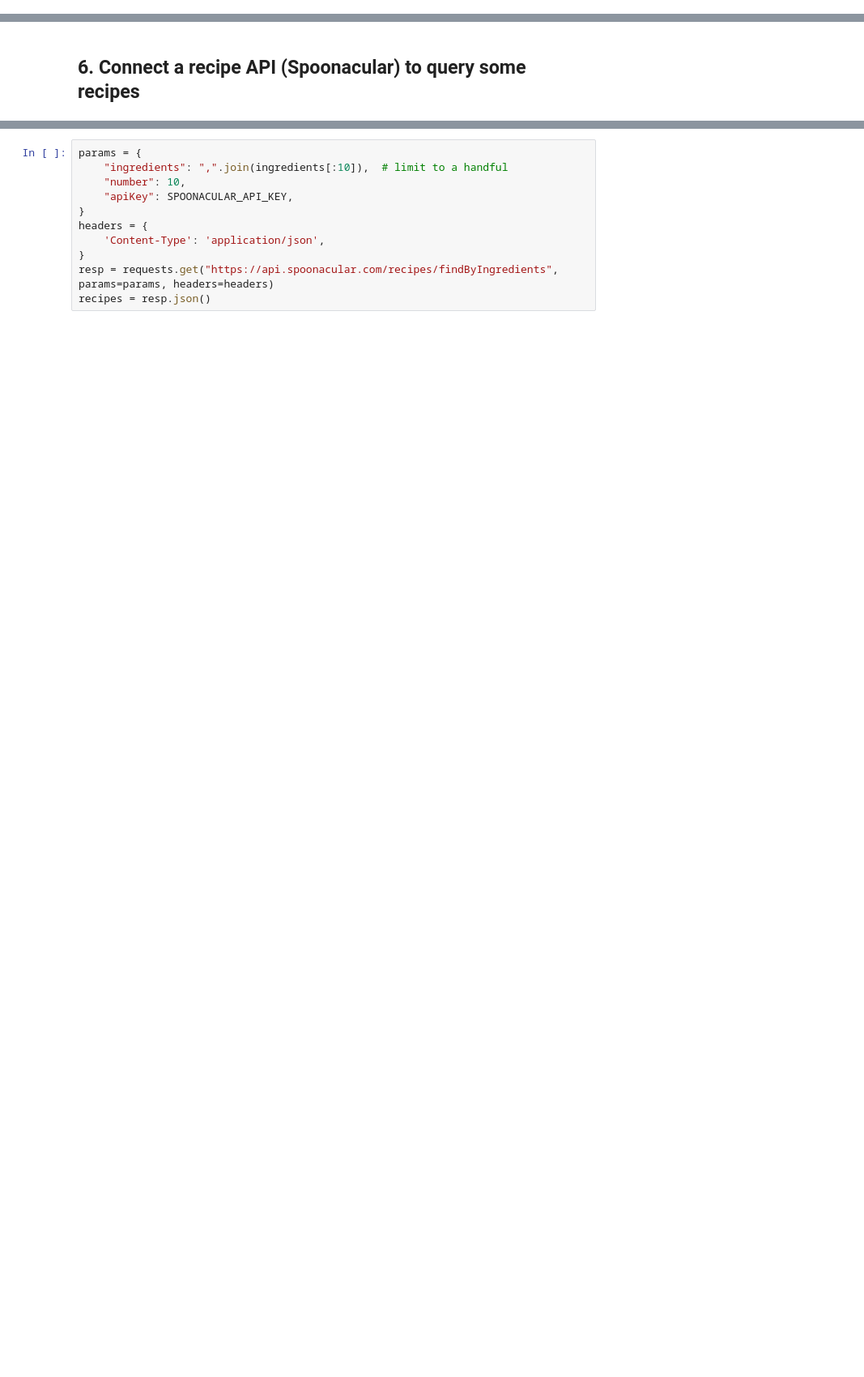
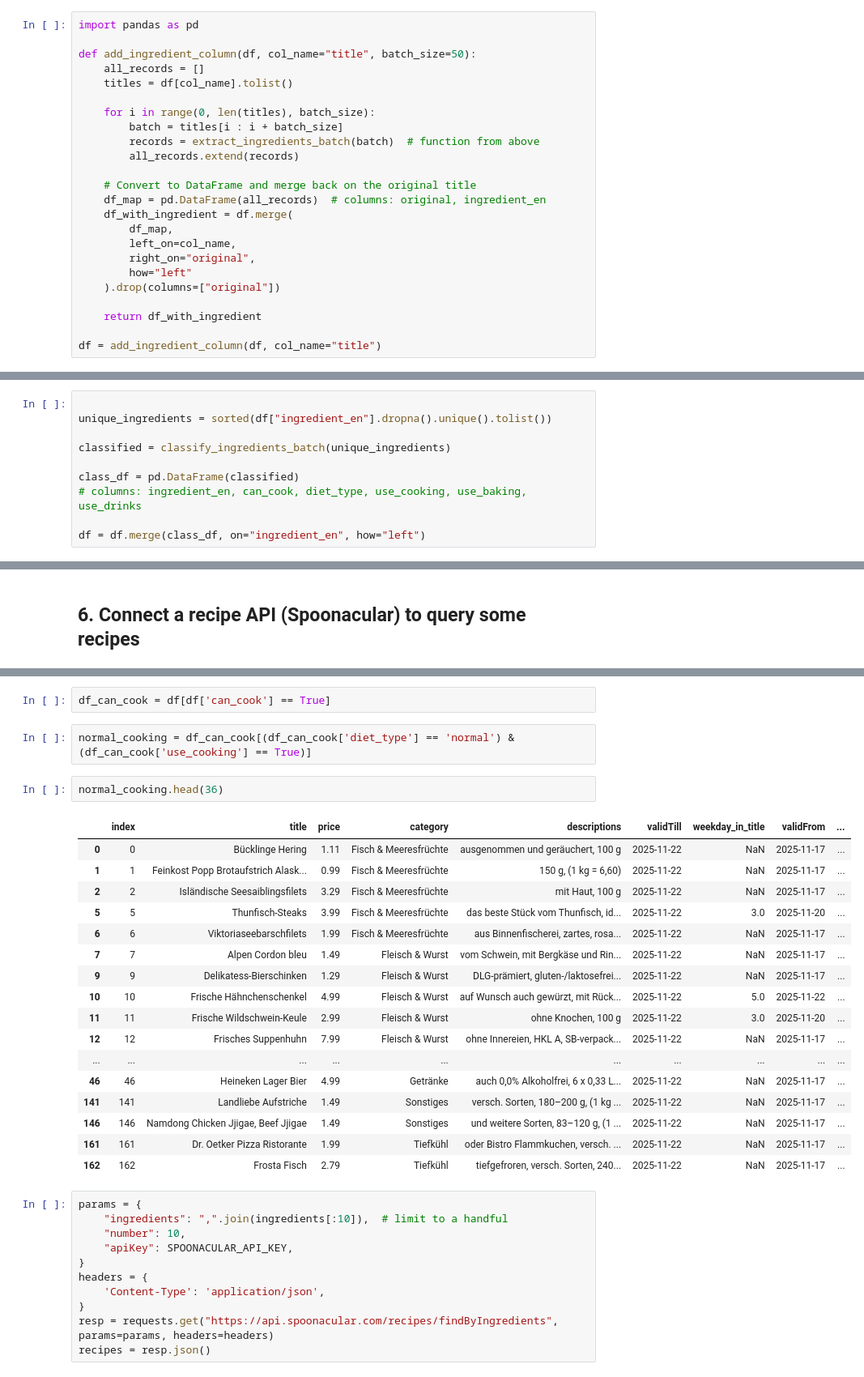
Before and after one commit to nachtdenkerr/cheap_recipe, a Jupyter notebook: workflow.ipynb, the cells around one changed output, grey strips where cells are left out. Shown: that part at 81% size. Drawn from its saved outputs; the diff is of its cells as text; blank space fills up the shorter version.

Commit message:
add new columns

```diff
--- a/workflow.ipynb
+++ b/workflow.ipynb
@@ -221,0 +270,24 @@ except Exception as e:
+# %%
+import pandas as pd
+
+def add_ingredient_column(df, col_name="title", batch_size=50):
+    all_records = []
+    titles = df[col_name].tolist()
+
+    for i in range(0, len(titles), batch_size):
+        batch = titles[i : i + batch_size]
+        records = extract_ingredients_batch(batch)  # function from above
+        all_records.extend(records)
+
+    # Convert to DataFrame and merge back on the original title
+    df_map = pd.DataFrame(all_records)  # columns: original, ingredient_en
+    df_with_ingredient = df.merge(
+        df_map,
+        left_on=col_name,
+        right_on="original",
+        how="left"
+    ).drop(columns=["original"])
+
+    return df_with_ingredient
+
+df = add_ingredient_column(df, col_name="title")
@@ -221,0 +432,10 @@ except Exception as e:
+# %%
+
+unique_ingredients = sorted(df["ingredient_en"].dropna().unique().tolist())
+
+classified = classify_ingredients_batch(unique_ingredients)
+
+class_df = pd.DataFrame(classified)
+# columns: ingredient_en, can_cook, diet_type, use_cooking, use_baking, use_drinks
+
+df = df.merge(class_df, on="ingredient_en", how="left")
@@ -259,3 +446,27 @@ con.close()
+# %%
+df_can_cook = df[df['can_cook'] == True]
+# %%
+normal_cooking = df_can_cook[(df_can_cook['diet_type'] == 'normal') & (df_can_cook['use_cooking'] == True)]
+# %%
+normal_cooking.head(36)
+# %% [output]
+|  | index | title | price | category | descriptions | validTill | weekday_in_title | validFrom | ... |
+| 0 | 0 | Bücklinge Hering | 1.11 | Fisch & Meeresfrüchte | ausgenommen und geräuchert, 100 g | 2025-11-22 | NaN | 2025-11-17 | ... |
+| 1 | 1 | Feinkost Popp Brotaufstrich Alask... | 0.99 | Fisch & Meeresfrüchte | 150 g, (1 kg = 6,60) | 2025-11-22 | NaN | 2025-11-17 | ... |
+| 2 | 2 | Isländische Seesaiblingsfilets | 3.29 | Fisch & Meeresfrüchte | mit Haut, 100 g | 2025-11-22 | NaN | 2025-11-17 | ... |
+| 5 | 5 | Thunfisch-Steaks | 3.99 | Fisch & Meeresfrüchte | das beste Stück vom Thunfisch, id... | 2025-11-22 | 3.0 | 2025-11-20 | ... |
+| 6 | 6 | Viktoriaseebarschfilets | 1.99 | Fisch & Meeresfrüchte | aus Binnenfischerei, zartes, rosa... | 2025-11-22 | NaN | 2025-11-17 | ... |
+| 7 | 7 | Alpen Cordon bleu | 1.49 | Fleisch & Wurst | vom Schwein, mit Bergkäse und Rin... | 2025-11-22 | NaN | 2025-11-17 | ... |
+| 9 | 9 | Delikatess-Bierschinken | 1.29 | Fleisch & Wurst | DLG-prämiert, gluten-/laktosefrei... | 2025-11-22 | NaN | 2025-11-17 | ... |
+| 10 | 10 | Frische Hähnchenschenkel | 4.99 | Fleisch & Wurst | auf Wunsch auch gewürzt, mit Rück... | 2025-11-22 | 5.0 | 2025-11-22 | ... |
+| 11 | 11 | Frische Wildschwein-Keule | 2.99 | Fleisch & Wurst | ohne Knochen, 100 g | 2025-11-22 | 3.0 | 2025-11-20 | ... |
+| 12 | 12 | Frisches Suppenhuhn | 7.99 | Fleisch & Wurst | ohne Innereien, HKL A, SB-verpack... | 2025-11-22 | NaN | 2025-11-17 | ... |
+| ... | ... | ... | ... | ... | ... | ... | ... | ... | ... |
+| 46 | 46 | Heineken Lager Bier | 4.99 | Getränke | auch 0,0% Alkoholfrei, 6 x 0,33 L... | 2025-11-22 | NaN | 2025-11-17 | ... |
+| 141 | 141 | Landliebe Aufstriche | 1.49 | Sonstiges | versch. Sorten, 180–200 g, (1 kg ... | 2025-11-22 | NaN | 2025-11-17 | ... |
+| 146 | 146 | Namdong Chicken Jjigae, Beef Jjigae | 1.49 | Sonstiges | und weitere Sorten, 83–120 g, (1 ... | 2025-11-22 | NaN | 2025-11-17 | ... |
+| 161 | 161 | Dr. Oetker Pizza Ristorante | 1.99 | Tiefkühl | oder Bistro Flammkuchen, versch. ... | 2025-11-22 | NaN | 2025-11-17 | ... |
+| 162 | 162 | Frosta Fisch | 2.79 | Tiefkühl | tiefgefroren, versch. Sorten, 240... | 2025-11-22 | NaN | 2025-11-17 | ... |
 # %%
 params = {
     "ingredients": ",".join(ingredients[:10]),  # limit to a handful
```
Also changed, not shown: parts of 30 cells of this notebook.
